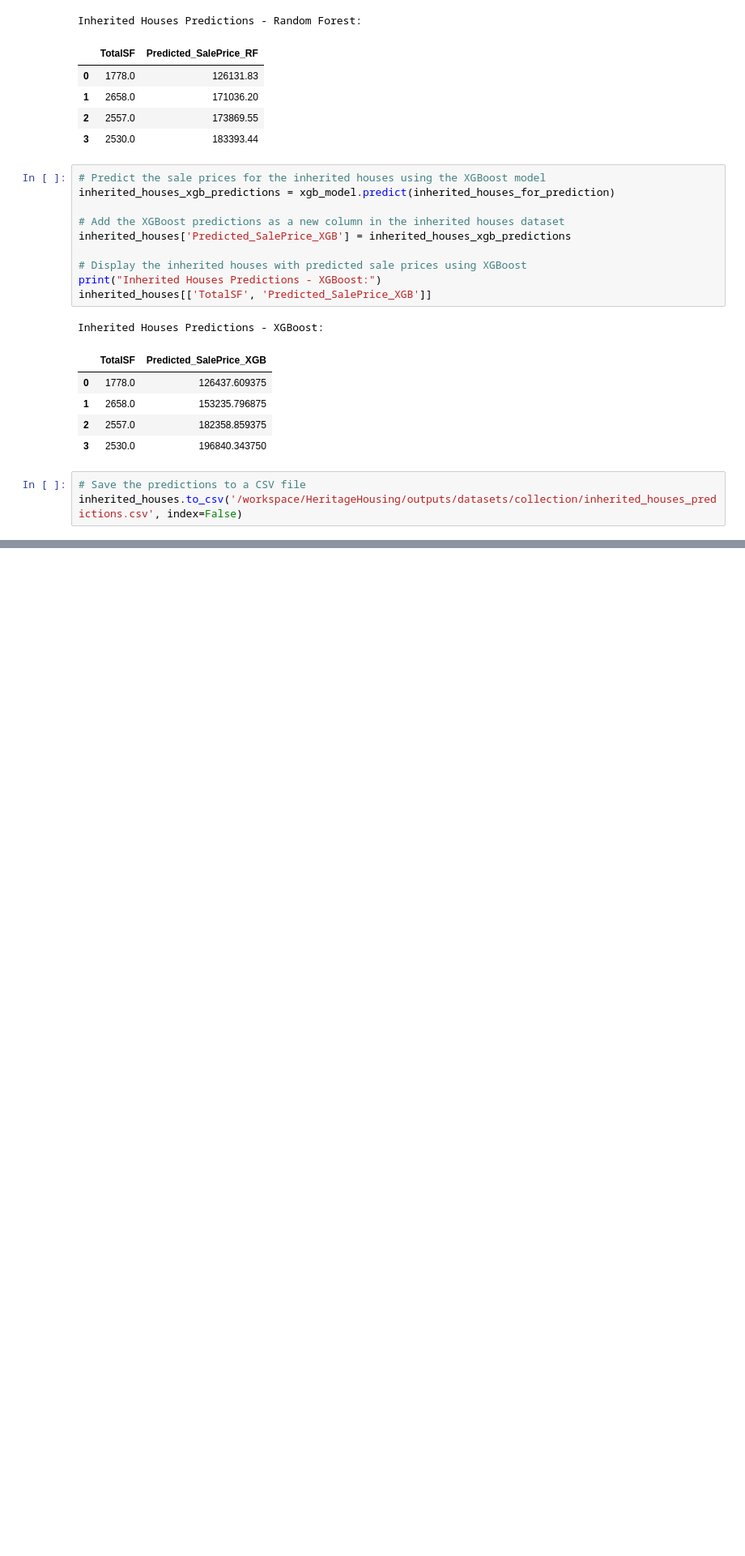
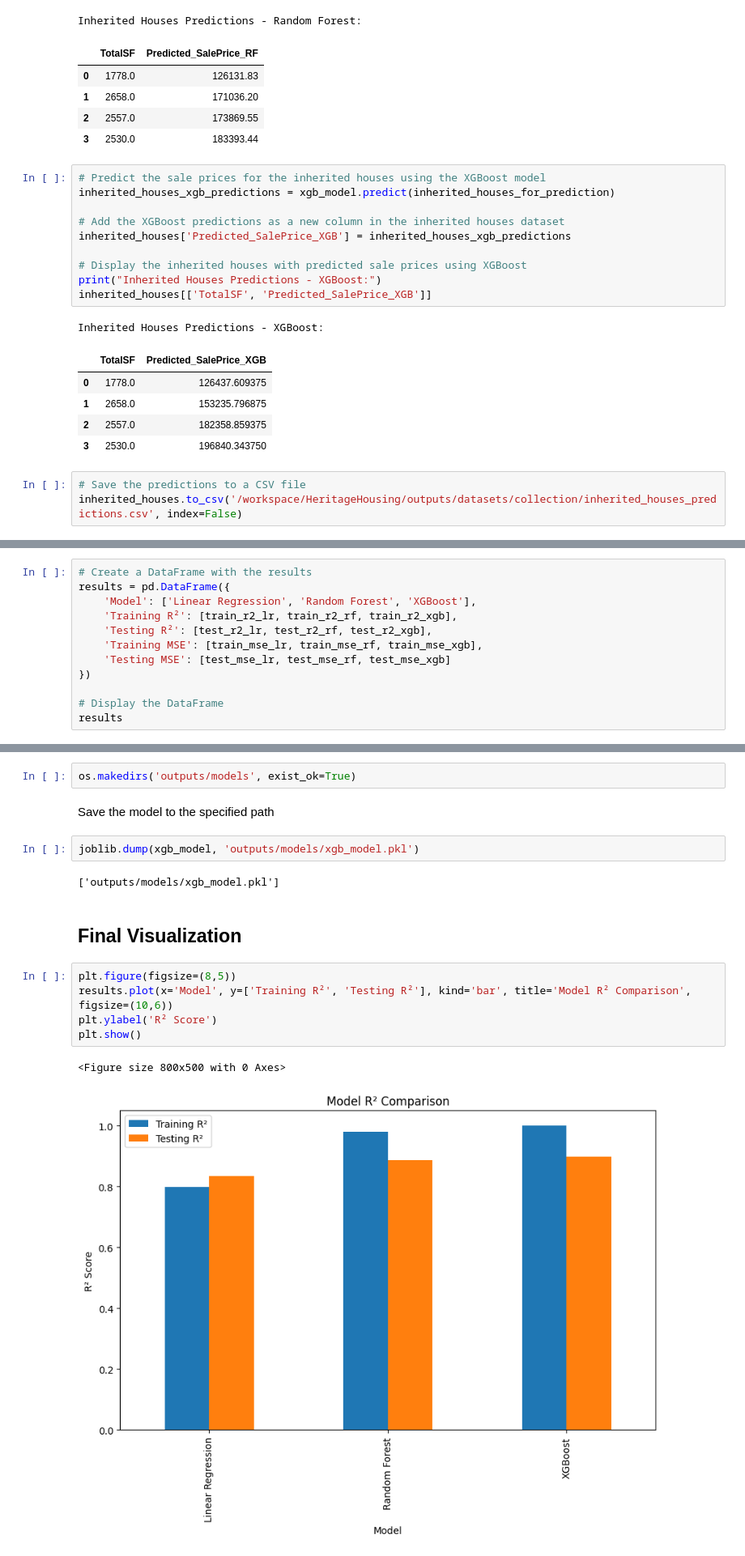
Before and after one commit to defridge/HeritageHousing, a Jupyter notebook: notebooks/model_building_and_evaluation.ipynb, the cells around one changed output, grey strips where cells are left out. Shown at 81% size. Cells and saved outputs as stored; diff of their text form; blank space fills up the shorter version.

Commit message:
Final model choosen and evaluated

```diff
--- a/notebooks/model_building_and_evaluation.ipynb
+++ b/notebooks/model_building_and_evaluation.ipynb
@@ -688,0 +759,12 @@ inherited_houses.to_csv('/workspace/HeritageHousing/outputs/datasets/collection/
+# %%
+# Create a DataFrame with the results
+results = pd.DataFrame({
+    'Model': ['Linear Regression', 'Random Forest', 'XGBoost'],
+    'Training R²': [train_r2_lr, train_r2_rf, train_r2_xgb],
+    'Testing R²': [test_r2_lr, test_r2_rf, test_r2_xgb],
+    'Training MSE': [train_mse_lr, train_mse_rf, train_mse_xgb],
+    'Testing MSE': [test_mse_lr, test_mse_rf, test_mse_xgb]
+})
+
+# Display the DataFrame
+results
@@ -688,0 +782,18 @@ inherited_houses.to_csv('/workspace/HeritageHousing/outputs/datasets/collection/
+# %%
+os.makedirs('outputs/models', exist_ok=True)
+# %% [markdown]
+Save the model to the specified path
+# %%
+joblib.dump(xgb_model, 'outputs/models/xgb_model.pkl')
+# %% [output]
+['outputs/models/xgb_model.pkl']
+# %% [markdown]
+## Final Visualization
+# %%
+plt.figure(figsize=(8,5))
+results.plot(x='Model', y=['Training R²', 'Testing R²'], kind='bar', title='Model R² Comparison', figsize=(10,6))
+plt.ylabel('R² Score')
+plt.show()
+# %% [output]
+<Figure size 800x500 with 0 Axes>
+[figure, added]
```
Also changed, not shown: parts of 10 cells of this notebook, 4 other files.
